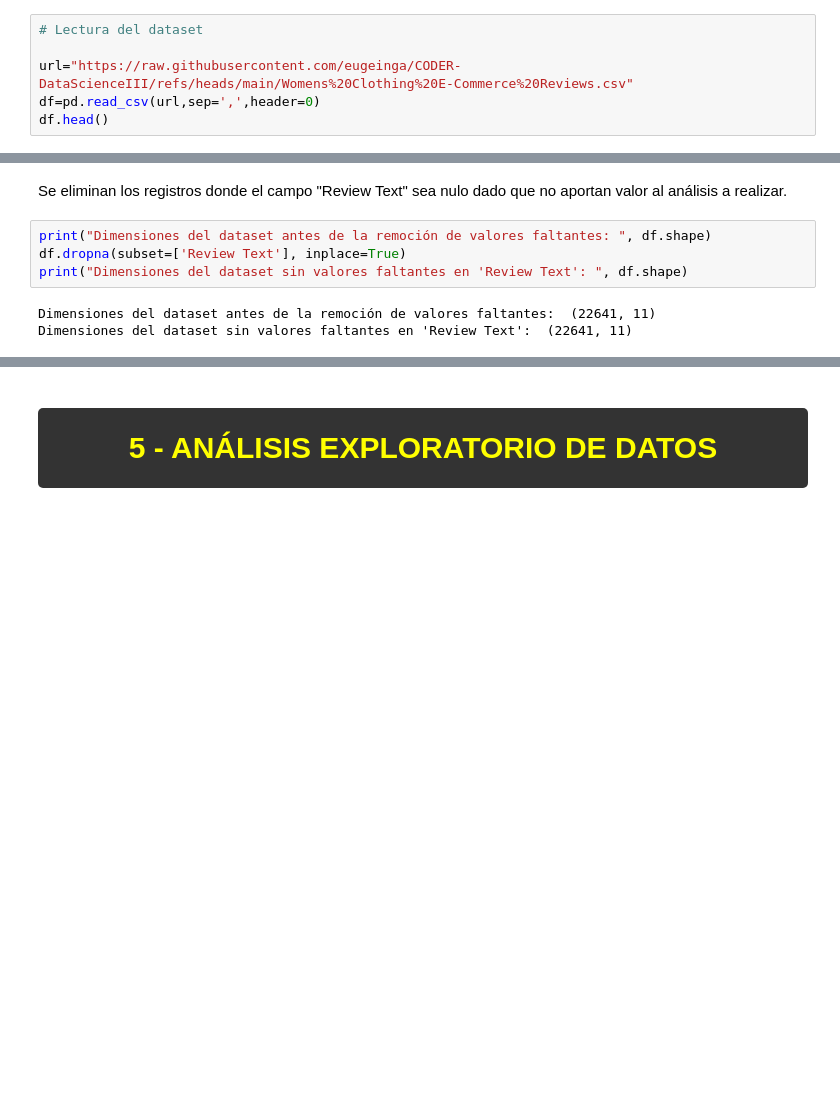
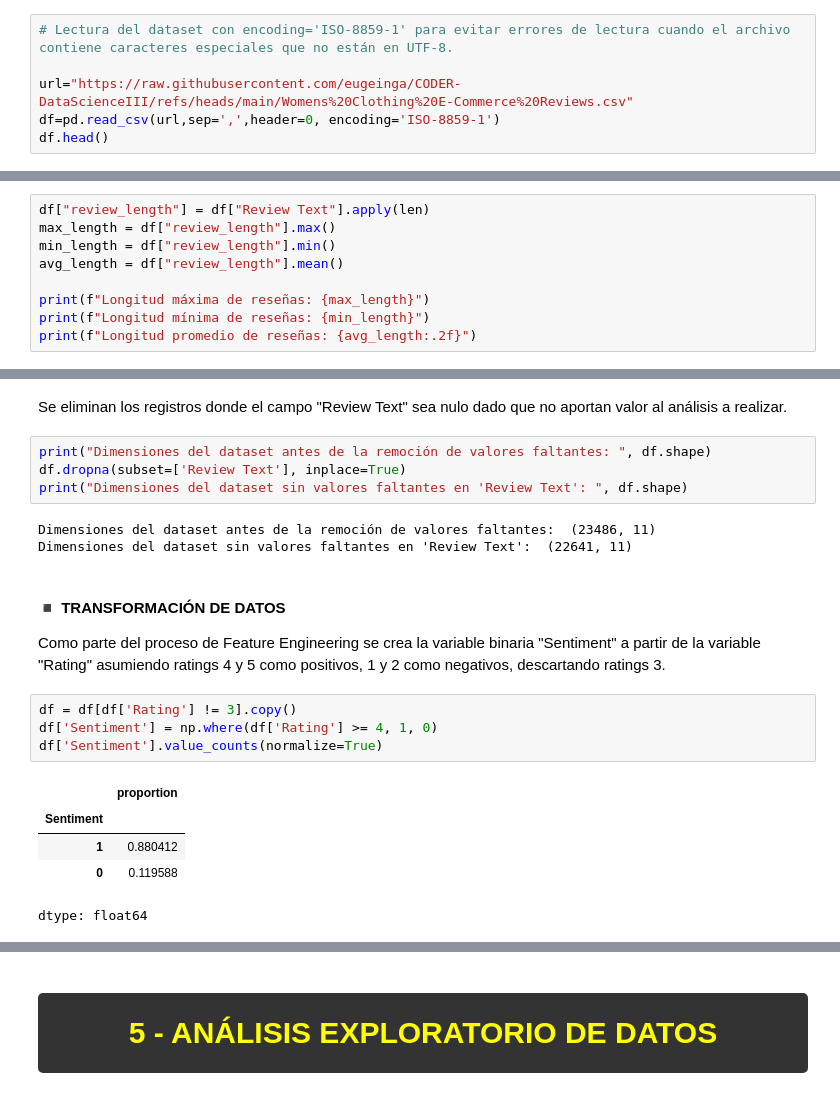
Before and after one commit to eugeinga/CODER-DataScienceIII, a Jupyter notebook: proyecto_final_ingaramo.ipynb, the cells around one changed output, grey strips where cells are left out. Cells and saved outputs as stored; diff of their text form; blank space fills up the shorter version.

```diff
--- a/proyecto_final_ingaramo.ipynb
+++ b/proyecto_final_ingaramo.ipynb
@@ -164,10 +185,10 @@ import pandas as pd                                 # manejo de datos
 ### **◼️ CARGA DE DATOS**
 ----
 # %%
-# Lectura del dataset
+# Lectura del dataset con encoding='ISO-8859-1' para evitar errores de lectura cuando el archivo contiene caracteres especiales que no están en UTF-8.
 
 url="https://raw.githubusercontent.com/eugeinga/CODER-DataScienceIII/refs/heads/main/Womens%20Clothing%20E-Commerce%20Reviews.csv"
-df=pd.read_csv(url,sep=',',header=0)
+df=pd.read_csv(url,sep=',',header=0, encoding='ISO-8859-1')
 df.head()
 # %% [output]
 |  | Unnamed: 0 | Clothing ID | Age | Title | Review Text | Rating | Recommended IND | ... |
@@ -233,0 +256,9 @@ cardinalidad
+# %%
+df["review_length"] = df["Review Text"].apply(len)
+max_length = df["review_length"].max()
+min_length = df["review_length"].min()
+avg_length = df["review_length"].mean()
+
+print(f"Longitud máxima de reseñas: {max_length}")
+print(f"Longitud mínima de reseñas: {min_length}")
+print(f"Longitud promedio de reseñas: {avg_length:.2f}")
@@ -278,5 +313,19 @@ print("Dimensiones del dataset antes de la remoción de valores faltantes: ", df
 df.dropna(subset=['Review Text'], inplace=True)
 print("Dimensiones del dataset sin valores faltantes en 'Review Text': ", df.shape)
 # %% [output]
-Dimensiones del dataset antes de la remoción de valores faltantes:  (22641, 11)
+Dimensiones del dataset antes de la remoción de valores faltantes:  (23486, 11)
 Dimensiones del dataset sin valores faltantes en 'Review Text':  (22641, 11)
+# %% [markdown]
+#### **◾ TRANSFORMACIÓN DE DATOS**
+
+Como parte del proceso de Feature Engineering se crea la variable binaria "Sentiment" a partir de la variable "Rating" asumiendo ratings 4 y 5 como positivos, 1 y 2 como negativos, descartando ratings 3.
+# %%
+df = df[df['Rating'] != 3].copy()
+df['Sentiment'] = np.where(df['Rating'] >= 4, 1, 0)
+df['Sentiment'].value_counts(normalize=True)
+# %% [output]
+|  | proportion |
+| Sentiment |  |
+| 1 | 0.880412 |
+| 0 | 0.119588 |
+dtype: float64
```
Also changed, not shown: parts of 12 cells of this notebook.
